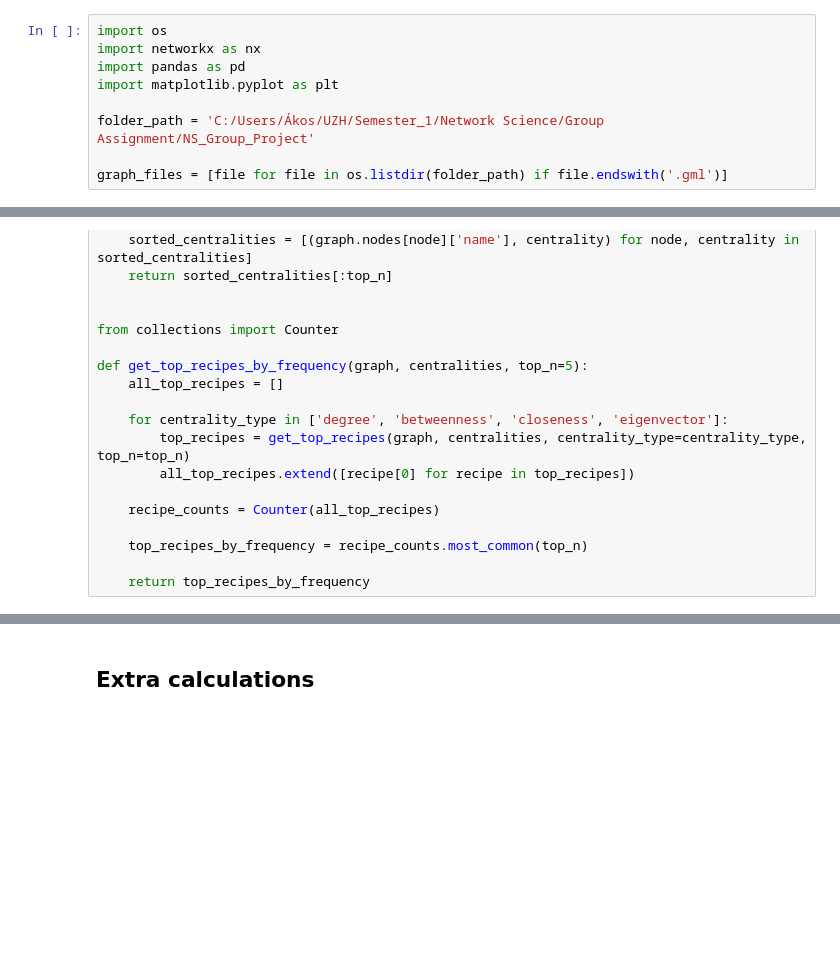
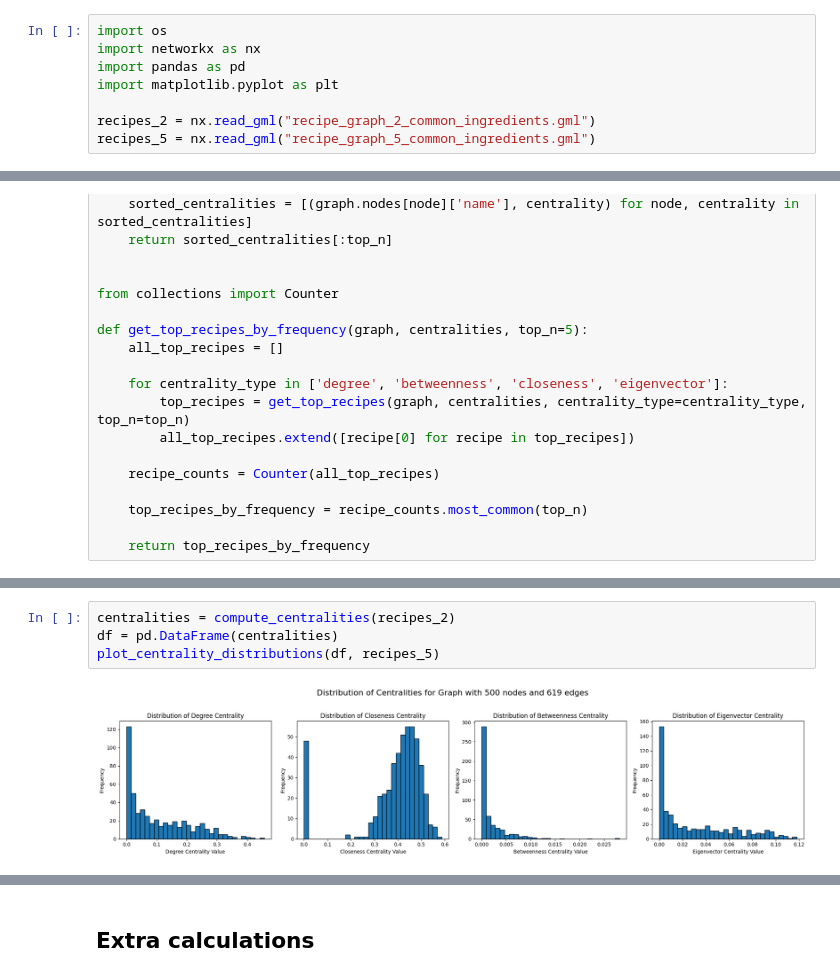
Before and after one commit to annanasz/NS_Group_Project, a Jupyter notebook: recipe_analysis.ipynb, the cells around one changed output, grey strips where cells are left out. Saved outputs shown, nothing was run; the diff lists cells and outputs as text; blank space fills up the shorter version.

```diff
--- a/recipe_analysis.ipynb
+++ b/recipe_analysis.ipynb
@@ -4,9 +4,8 @@ import networkx as nx
 import pandas as pd
 import matplotlib.pyplot as plt
 
-folder_path = 'C:/Users/Ákos/UZH/Semester_1/Network Science/Group Assignment/NS_Group_Project'
-
-graph_files = [file for file in os.listdir(folder_path) if file.endswith('.gml')]
+recipes_2 = nx.read_gml("recipe_graph_2_common_ingredients.gml")
+recipes_5 = nx.read_gml("recipe_graph_5_common_ingredients.gml")
 # %% [markdown]
 ## What are the most versatile or influential recipes based on their graph connectivity?
 # %%
@@ -112,3 +100,9 @@ for graph_file in graph_files:
 # %% [output]
 [figure]
 [figure]
+# %%
+centralities = compute_centralities(recipes_2)
+df = pd.DataFrame(centralities)
+plot_centrality_distributions(df, recipes_5)
+# %% [output]
+[figure, added]
```
Also changed, not shown: parts of 15 cells of this notebook.
